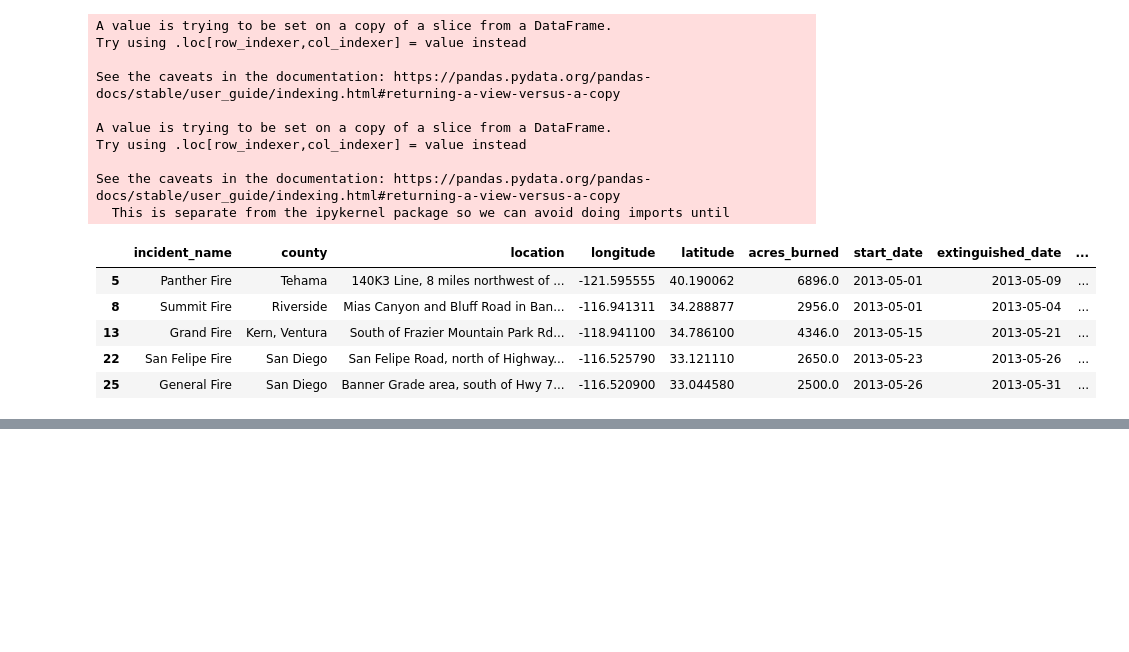
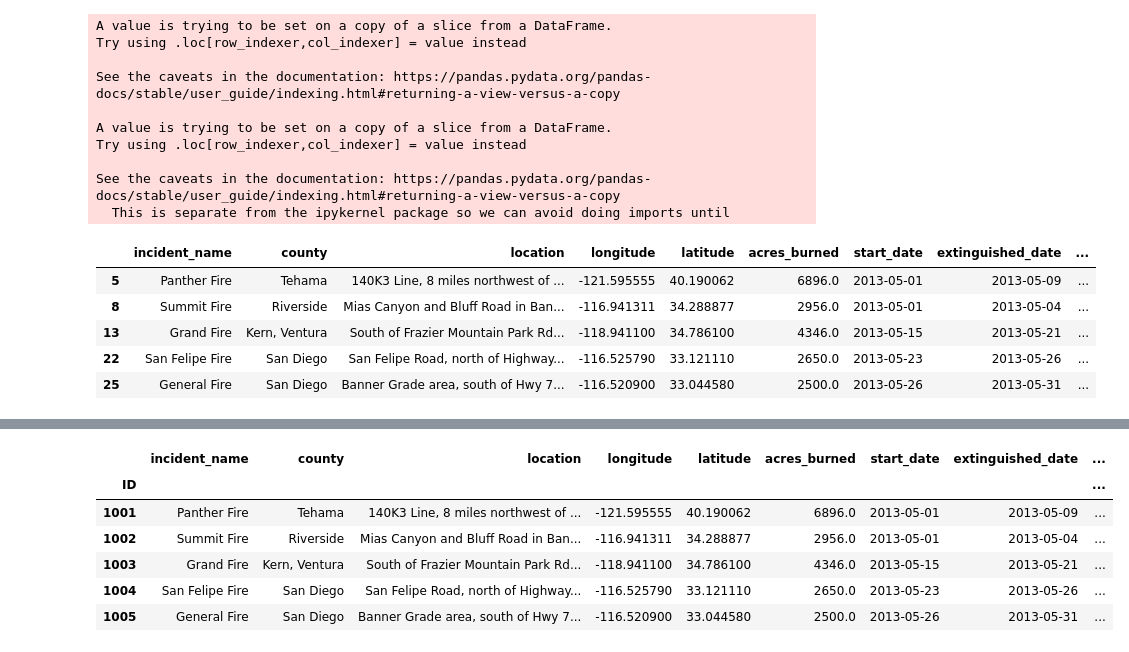
Before and after one commit to Erink8/Project3, a Jupyter notebook: CA_wildfire_data.ipynb, the cells around one changed output, grey strips where cells are left out. Cells and saved outputs as stored; diff of their text form; code cells hidden in the pictures; blank space fills up the shorter version.

```diff
--- a/CA_wildfire_data.ipynb
+++ b/CA_wildfire_data.ipynb
@@ -201,0 +201,4 @@ memory usage: 28.4+ KB
+# %%
+wildfire5['ID'] = (range(1, len(wildfire5) + 1))
+wildfire5['ID'] = wildfire5['ID'] + 1000
+wildfire5.head()
@@ -201,0 +221,11 @@ memory usage: 28.4+ KB
+# %%
+wildfire5.index = wildfire5['ID']
+wildfire5.head()
+# %% [output]
+|  | incident_name | county | location | longitude | latitude | acres_burned | start_date | extinguished_date | ... |
+| ID |  |  |  |  |  |  |  |  | ... |
+| 1001 | Panther Fire | Tehama | 140K3 Line, 8 miles northwest of ... | -121.595555 | 40.190062 | 6896.0 | 2013-05-01 | 2013-05-09 | ... |
+| 1002 | Summit Fire | Riverside | Mias Canyon and Bluff Road in Ban... | -116.941311 | 34.288877 | 2956.0 | 2013-05-01 | 2013-05-04 | ... |
+| 1003 | Grand Fire | Kern, Ventura | South of Frazier Mountain Park Rd... | -118.941100 | 34.786100 | 4346.0 | 2013-05-15 | 2013-05-21 | ... |
+| 1004 | San Felipe Fire | San Diego | San Felipe Road, north of Highway... | -116.525790 | 33.121110 | 2650.0 | 2013-05-23 | 2013-05-26 | ... |
+| 1005 | General Fire | San Diego | Banner Grade area, south of Hwy 7... | -116.520900 | 33.044580 | 2500.0 | 2013-05-26 | 2013-05-31 | ... |
```
Also changed, not shown: parts of 22 cells of this notebook, 3 other files.
